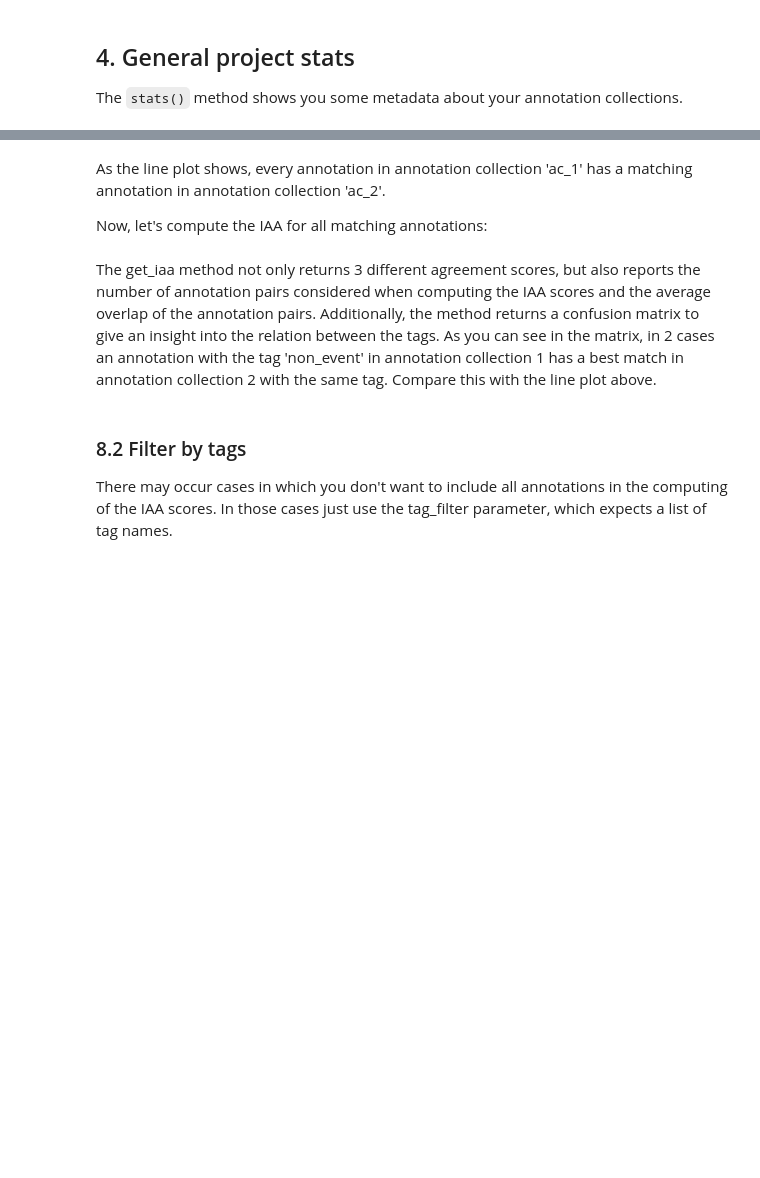
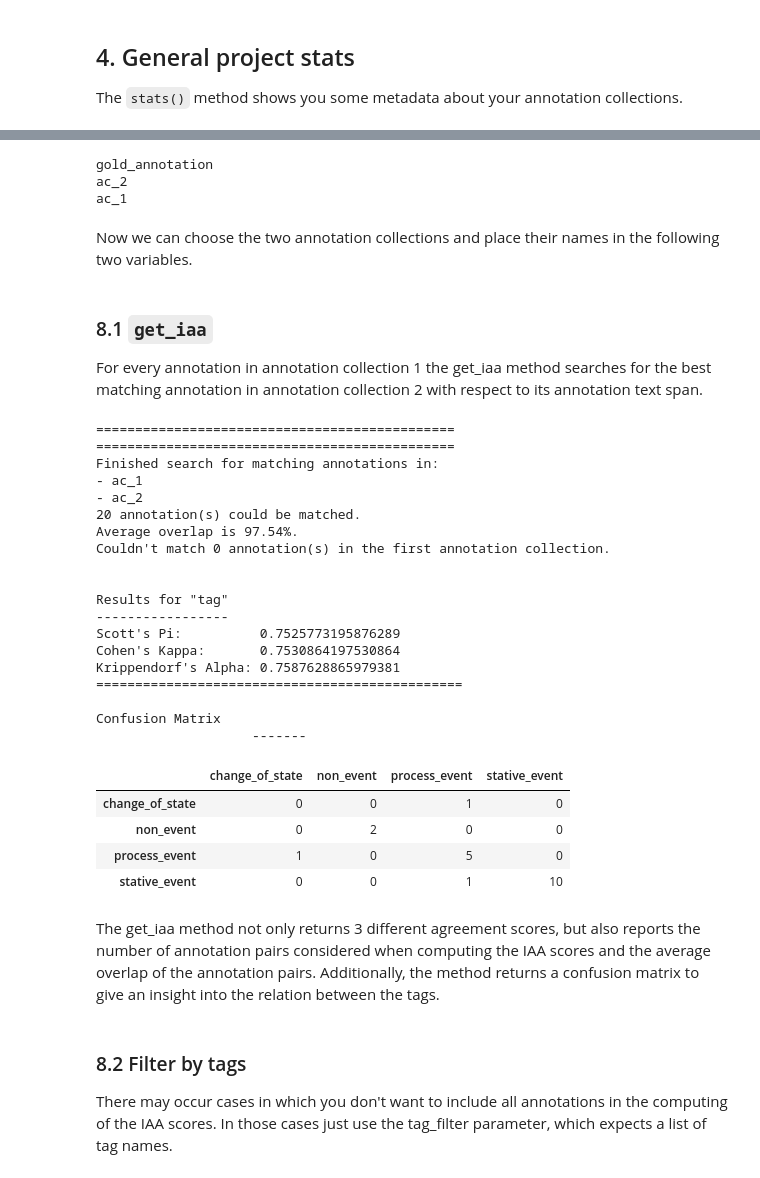
Before and after one commit to janis711/gitma_introuction, a Jupyter notebook: gitma_introduction_notebook.ipynb, the cells around one changed output, grey strips where cells are left out. Cells and saved outputs as stored; diff of their text form; code cells hidden in the pictures; blank space fills up the shorter version.

Commit message:
add gamma agreement

```diff
--- a/gitma_introduction_notebook.ipynb
+++ b/gitma_introduction_notebook.ipynb
@@ -175,14 +134,52 @@ my_project.compare_annotation_collections(
-# %% [markdown]
-As the line plot shows, every annotation in annotation collection 'ac_1' has a matching annotation in annotation collection 'ac_2'.
-
-Now, let's compute the IAA for all matching annotations:
+# %%
+for ac in my_project.annotation_collections:
+    print(ac.name)
+# %% [output]
+gold_annotation
+ac_2
+ac_1
+# %% [markdown]
+Now we can choose the two annotation collections and place their names in the following two variables.
+# %%
+annotation_collection_1 ='ac_1' # 'Name of the first collection'
+annotation_collection_2 ='ac_2' # 'Name of the second collection'
+# %% [markdown]
+
+### 8.1 `get_iaa`
+
+For every annotation in annotation collection 1 the get_iaa method searches for the best matching annotation in annotation collection 2 with respect to its annotation text span.
 # %%
 my_project.get_iaa(
-    ac1_name_or_inst='ac_1',
-    ac2_name_or_inst='ac_2'
+    ac1_name_or_inst=annotation_collection_1,
+    ac2_name_or_inst=annotation_collection_2
 )
+# %% [output]
+==============================================
+==============================================
+Finished search for matching annotations in:
+- ac_1
+- ac_2
+20 annotation(s) could be matched.
+Average overlap is 97.54%.
+Couldn't match 0 annotation(s) in the first annotation collection.
+
+
+Results for "tag"
+-----------------
+Scott's Pi:          0.7525773195876289
+Cohen's Kappa:       0.7530864197530864
+Krippendorf's Alpha: 0.7587628865979381
+===============================================
+
+Confusion Matrix
+                    -------
+|  | change_of_state | non_event | process_event | stative_event |
+| change_of_state | 0 | 0 | 1 | 0 |
+| non_event | 0 | 2 | 0 | 0 |
+| process_event | 1 | 0 | 5 | 0 |
+| stative_event | 0 | 0 | 1 | 10 |
 # %% [markdown]
-The get_iaa method not only returns 3 different agreement scores, but also reports the number of annotation pairs considered when computing the IAA scores and the average overlap of the annotation pairs. Additionally, the method returns a confusion matrix to give an insight into the relation between the tags. As you can see in the matrix, in 2 cases an annotation with the tag 'non_event' in annotation collection 1 has a best match in annotation collection 2 with the same tag. Compare this with the line plot above.
+The get_iaa method not only returns 3 different agreement scores, but also reports the number of annotation pairs considered when computing the IAA scores and the average overlap of the annotation pairs. Additionally, the method returns a confusion matrix to give an insight into the relation between the tags.
 # %% [markdown]
 ### 8.2 Filter by tags
 
```
Also changed, not shown: parts of 42 cells of this notebook, 1 other file.
